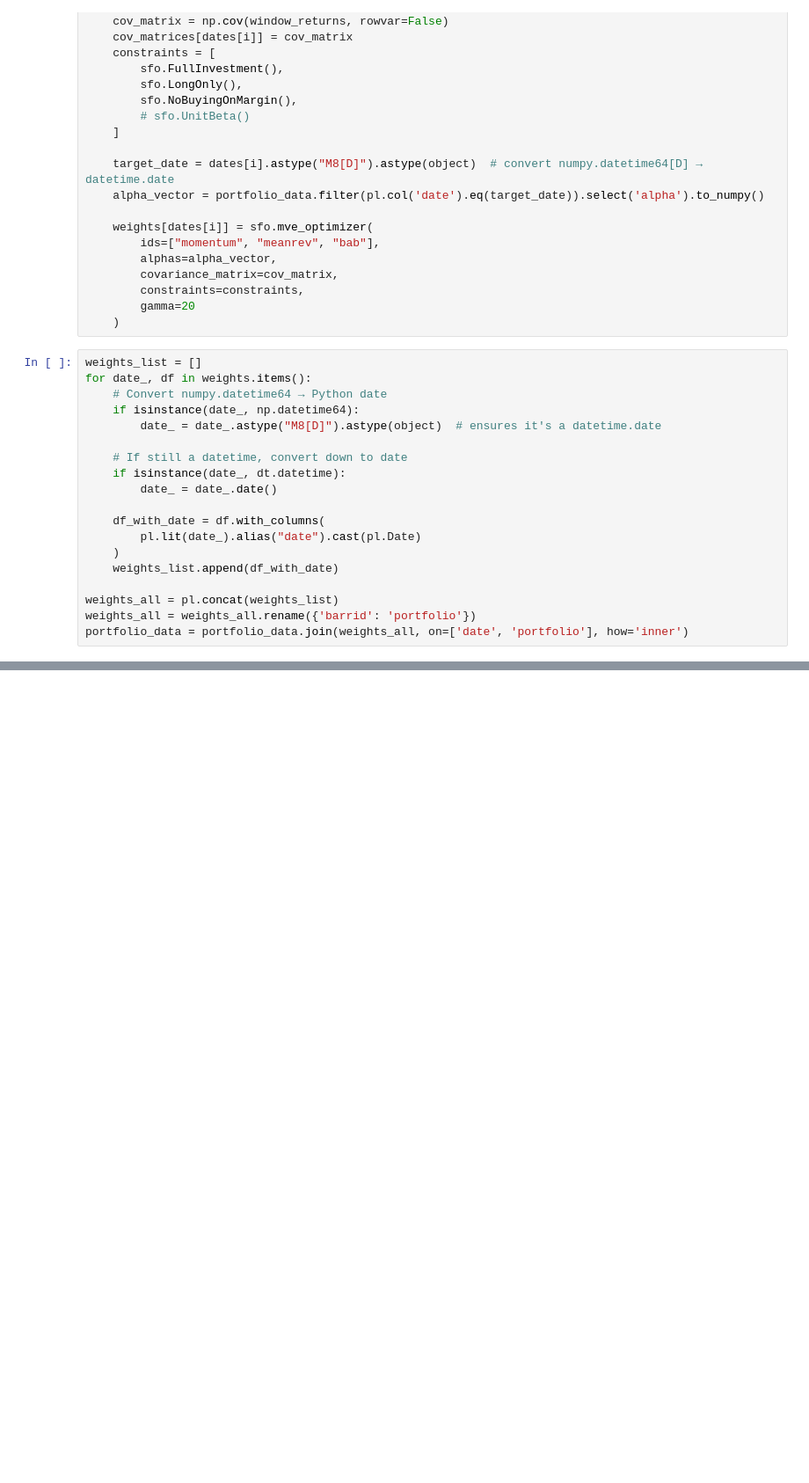
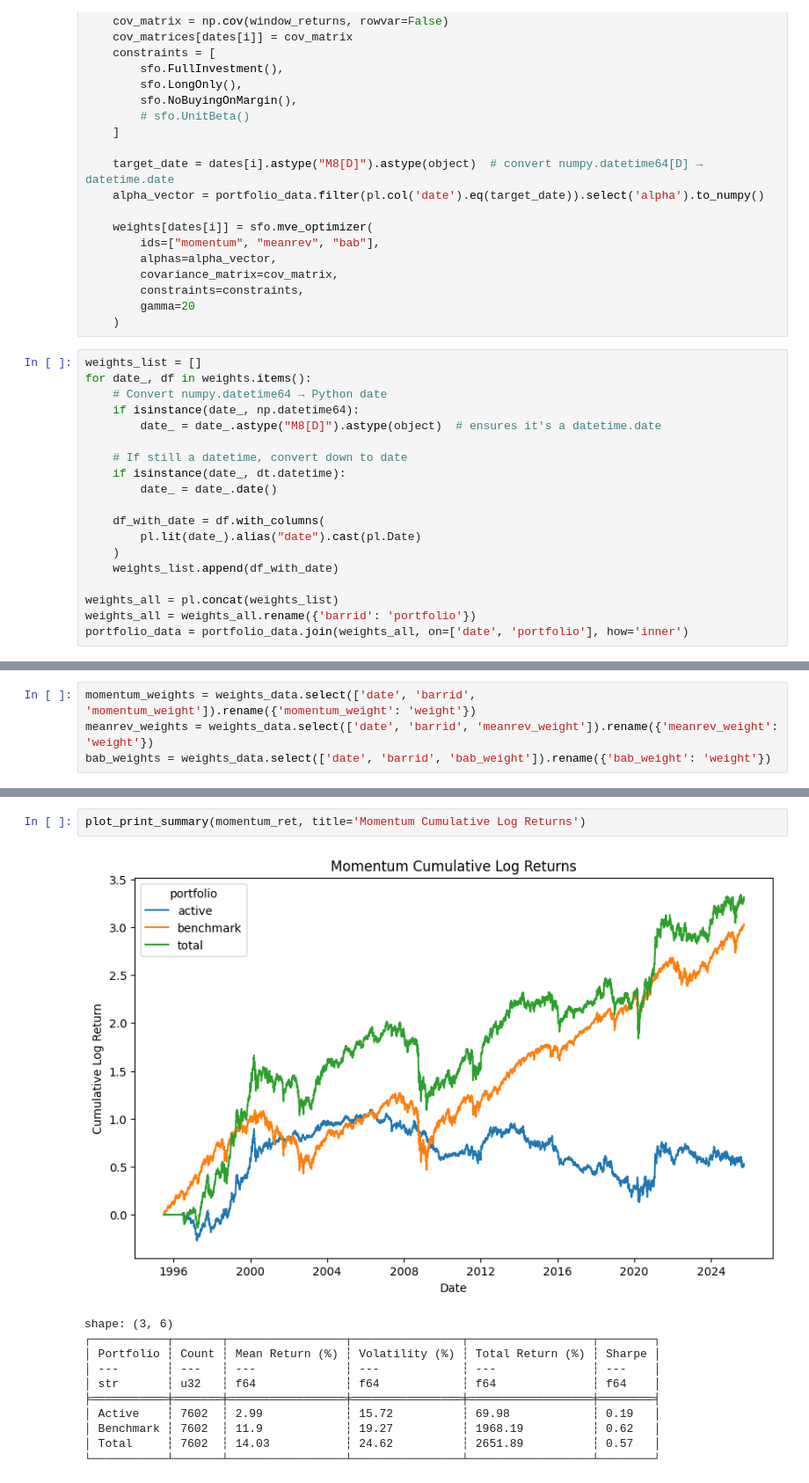
Before and after one commit to xylr11/orthogonal-alphas, a Jupyter notebook: synMVO/synMVO.ipynb, the cells around one changed output, grey strips where cells are left out. Shown at 88% size. Saved outputs shown, nothing was run; the diff lists cells and outputs as text; blank space fills up the shorter version.

```diff
--- a/synMVO/synMVO.ipynb
+++ b/synMVO/synMVO.ipynb
@@ -317,0 +279,4 @@ shape: (7_600, 2)
+# %%
+momentum_weights = weights_data.select(['date', 'barrid', 'momentum_weight']).rename({'momentum_weight': 'weight'})
+meanrev_weights = weights_data.select(['date', 'barrid', 'meanrev_weight']).rename({'meanrev_weight': 'weight'})
+bab_weights = weights_data.select(['date', 'barrid', 'bab_weight']).rename({'bab_weight': 'weight'})
@@ -395,0 +356,14 @@ shape: (3, 6)
+# %%
+plot_print_summary(momentum_ret, title='Momentum Cumulative Log Returns')
+# %% [output]
+[figure, added]
+shape: (3, 6)
+┌───────────┬───────┬─────────────────┬────────────────┬──────────────────┬────────┐
+│ Portfolio ┆ Count ┆ Mean Return (%) ┆ Volatility (%) ┆ Total Return (%) ┆ Sharpe │
+│ ---       ┆ ---   ┆ ---             ┆ ---            ┆ ---              ┆ ---    │
+│ str       ┆ u32   ┆ f64             ┆ f64            ┆ f64              ┆ f64    │
+╞═══════════╪═══════╪═════════════════╪════════════════╪══════════════════╪════════╡
+│ Active    ┆ 7602  ┆ 2.99            ┆ 15.72          ┆ 69.98            ┆ 0.19   │
+│ Benchmark ┆ 7602  ┆ 11.9            ┆ 19.27          ┆ 1968.19          ┆ 0.62   │
+│ Total     ┆ 7602  ┆ 14.03           ┆ 24.62          ┆ 2651.89          ┆ 0.57   │
+└───────────┴───────┴─────────────────┴────────────────┴──────────────────┴────────┘
```
Also changed, not shown: parts of 16 cells of this notebook.
